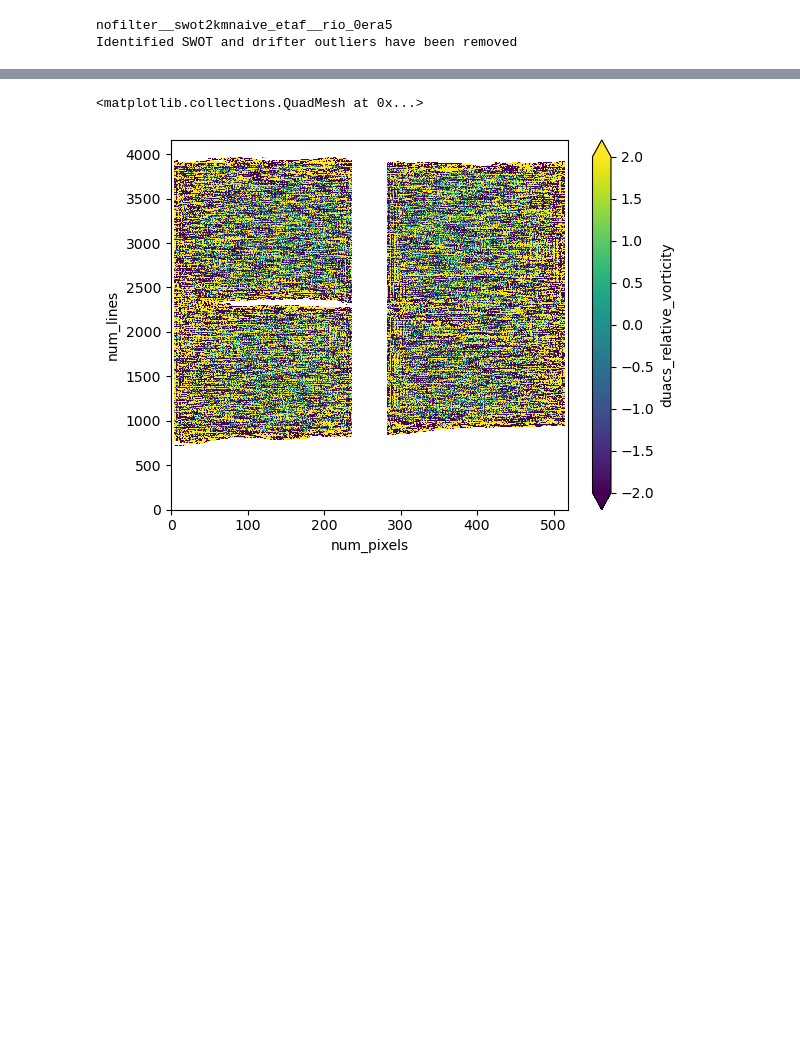
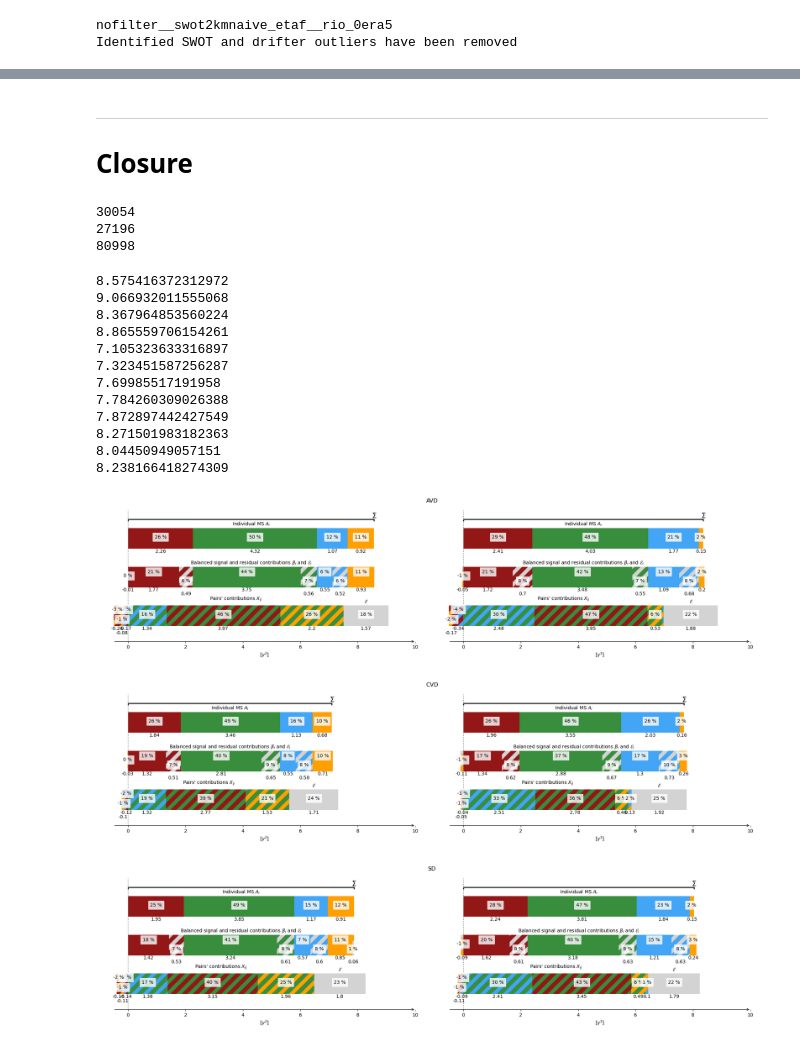
Before and after one commit to margot-demol/med_analysis, a Jupyter notebook: 156_strain_vorticity.ipynb, the cells around one changed output, grey strips where cells are left out. Drawn from its saved outputs; the diff is of its cells as text; code cells hidden in the pictures; blank space fills up the shorter version.

Commit message:
vorticity strain 2.0

```diff
--- a/156_strain_vorticity.ipynb
+++ b/156_strain_vorticity.ipynb
@@ -73,9 +69,12 @@ Identified SWOT and drifter outliers have been removed
 # %%
-dfs = pd.read_csv(ALTI['swot2kmnaive']).set_index('row_number')[['duacs_relative_vorticity','duacs_strain']]
+dfs = pd.read_csv(ALTI['swot2kmnaive']).set_index('row_number')[['duacs_relative_vorticity','duacs_strain', 'vorticity', 'sigma_n', 'sigma_s']]
 df = pd.concat([dff, dfs], axis=1).dropna()
 df['f'] =  2 * 2 * np.pi / 86164.1 * np.sin(df.latitude * np.pi / 180)
 # %%
 fo = df.f.mean()
-df['strain_f'] = df.duacs_strain.where(df.duacs_strain!=0, np.nan)/abs(fo)
-df['vorticity_f'] = df.duacs_relative_vorticity#/df.f
+df['strain'] = np.sqrt(df.sigma_n**2 + df.sigma_s**2)
+df['strain_f'] = df.strain/abs(df.f)#.assign_attrs({'long_name':r'$\sigma/|f|$'})
+df['duacs_vorticity_f'] = df.duacs_relative_vorticity#.assign_attrs({'long_name':r'$\zeta/f$'})
+df['vorticity_f'] = df.vorticity/df.f#.assign_attrs({'long_name':r'$\zeta/f$'})
+df['gamma'] = df.strain**2 - df.vorticity**2
 # %%
@@ -146,2 +148,19 @@ plot_join_pdfs(df, 'vorticity_f', 'strain_f', binx=np.linspace(-1, 1, 50), biny=
+# %% [markdown]
+____
+# Closure
+# %%
+DSz = {'AVD': df[(df.vorticity<0) & (df.strain<abs(df.vorticity))].to_xarray(),
+       'CVD': df[(df.vorticity>0) & (df.strain<abs(df.vorticity))].to_xarray(),
+       'SD': df[df.strain>=abs(df.vorticity)].to_xarray()}
 # %%
-# SWOT snapshot
+D = []
+# Closure figs
+for k in DSz:
+    print(DSz[k].dims['row_number'])
+    D.append(compute_mean_square(DSz[k])/U2)
+dsz = xr.concat(D, pd.Index(['AVD', 'CVD', 'SD'], name='dyn'))
+dfz =dsz.to_dataframe()
+# %% [output]
+30054
+27196
+80998
@@ -153,6 +167,26 @@ dss= xr.open_dataset(dfs.file.iloc[i])
 # %%
-dss.duacs_relative_vorticity.plot(vmin=-2, vmax=2)
+for d in dfz.index :
+    plt.rcParams["axes.edgecolor"] = "w"
+    fig, axs = plt.subplots(nrows=1,ncols=2,figsize=(20,5), frameon=False)
+    synthetic_figure(dfz.loc[d], axs[0], dir='e', xlim=[-1, 10])
+    synthetic_figure(dfz.loc[d], axs[1], dir='n', xlim=[-1, 10])
+    fig.suptitle(d)
+    fig.tight_layout()
+    fig.savefig(os.path.join(images_dir, 'closure_figs', '15m_' + d + '.png'))
 # %% [output]
-<matplotlib.collections.QuadMesh at 0x...>
+8.575416372312972
+9.066932011555068
+8.367964853560224
+8.865559706154261
+7.105323633316897
+7.323451587256287
+7.69985517191958
+7.784260309026388
+7.872897442427549
+8.271501983182363
+8.04450949057151
+8.238166418274309
-[figure, old version]
+[figure, new version]
+[figure, added]
+[figure, added]
 # %%
```
Also changed, not shown: parts of 25 cells of this notebook, 3 other files.
